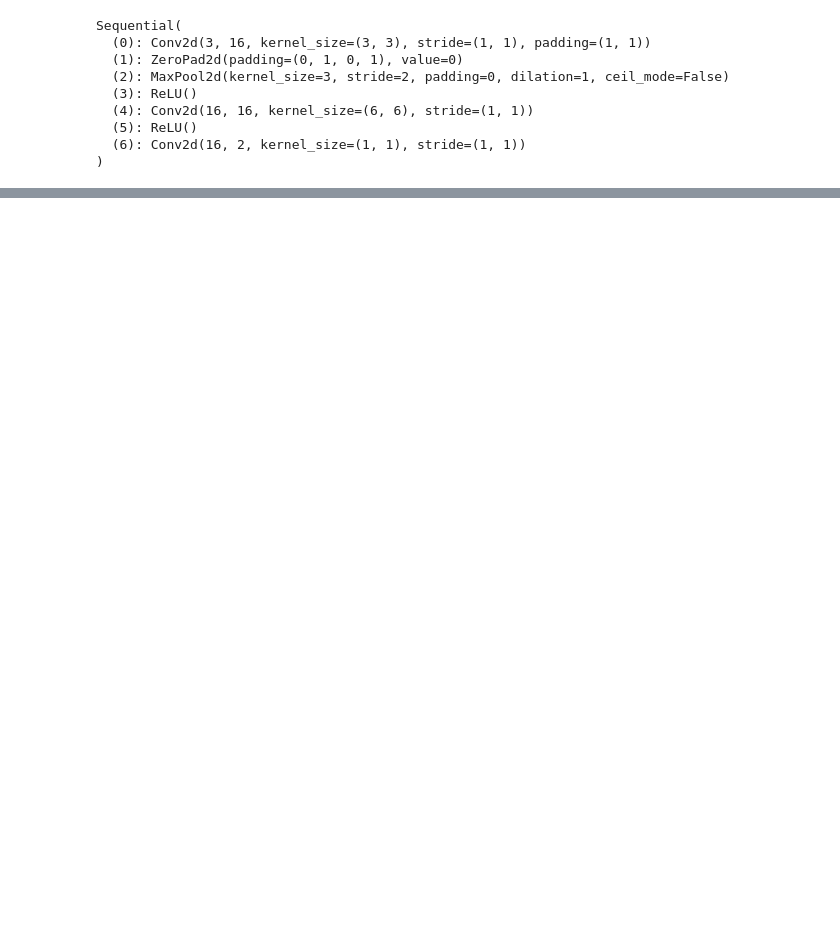
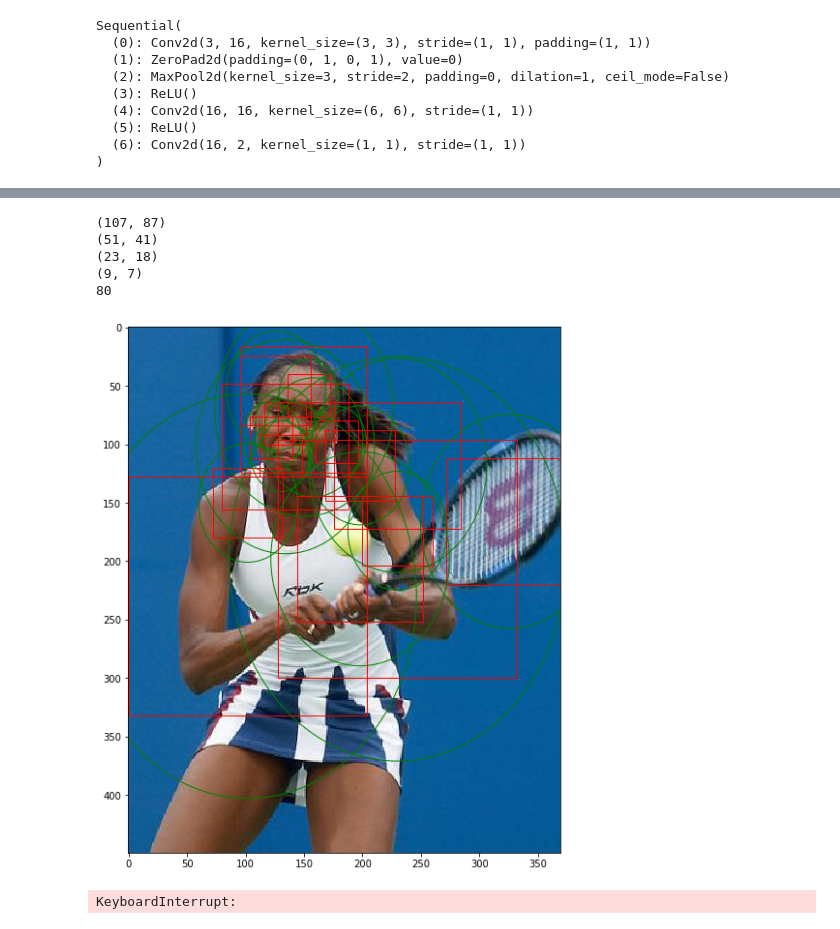
Before and after one commit to yohaiMagen/Deep_Learning_Course, a Jupyter notebook: Ex2/Ex2Q1.ipynb, the cells around one changed output, grey strips where cells are left out. Cells and saved outputs as stored; diff of their text form; code cells hidden in the pictures; blank space fills up the shorter version.

```diff
--- a/Ex2/Ex2Q1.ipynb
+++ b/Ex2/Ex2Q1.ipynb
@@ -428,0 +438,29 @@ KeyboardInterrupt:
+# %%
+tf_L = 24
+tf_W = 24
+
+
+conv_24_dim = 64
+conv_24_size = 5
+conv_24_stride = 1
+conv_24_pad = 2
+max_pool_size = 3
+max_pool_stride = 2
+max_pool_pad=1
+fc_24_size = 128
+
+val_precenteg = 0.15
+BATCH_SIZE = 128
+print_every = 10
+# %%
+tf_net_fcn = nn.Sequential(nn.Conv2d(C, conv_24_dim, conv_24_size, padding=conv_24_pad),
+                           nn.ZeroPad2d((0, 1, 0, 1)),
+                           nn.MaxPool2d(kernel_size=max_pool_size, stride=max_pool_stride),
+                           nn.ReLU(),
+                           nn.Conv2d(in_channels=conv_24_dim, out_channels=fc_24_size, kernel_size=(tf_L // 2)),
+                           nn.ReLU(),
+                           nn.Conv2d(in_channels=fc_24_size, out_channels=output_dim, kernel_size=1),
+                           )
+# %%
+tf_net_fcn.load_state_dict(torch.load('./tf_net_fcn.pth', map_location=device))
+tf_net_fcn.eval()
@@ -428,0 +590,18 @@ KeyboardInterrupt:
+# %%
+idx = 3
+drow_ff_24(imgs[idx], 0.9, 0.2, 0.5)
+# %% [output]
+(107, 87)
+(51, 41)
+(23, 18)
+(9, 7)
+80
+[figure, added]
+# %%
+with open('./fold-01-out.txt', 'w') as f:
+    for path, img in zip(paths, imgs):
+
+        f.write(extract_fddb_format(face_rec(img, 0.5, 0.5, 0.5), path))
+        f.write('\n')
+# %% [output]
+KeyboardInterrupt:
```
Also changed, not shown: parts of 18 cells of this notebook, 1 other file.
